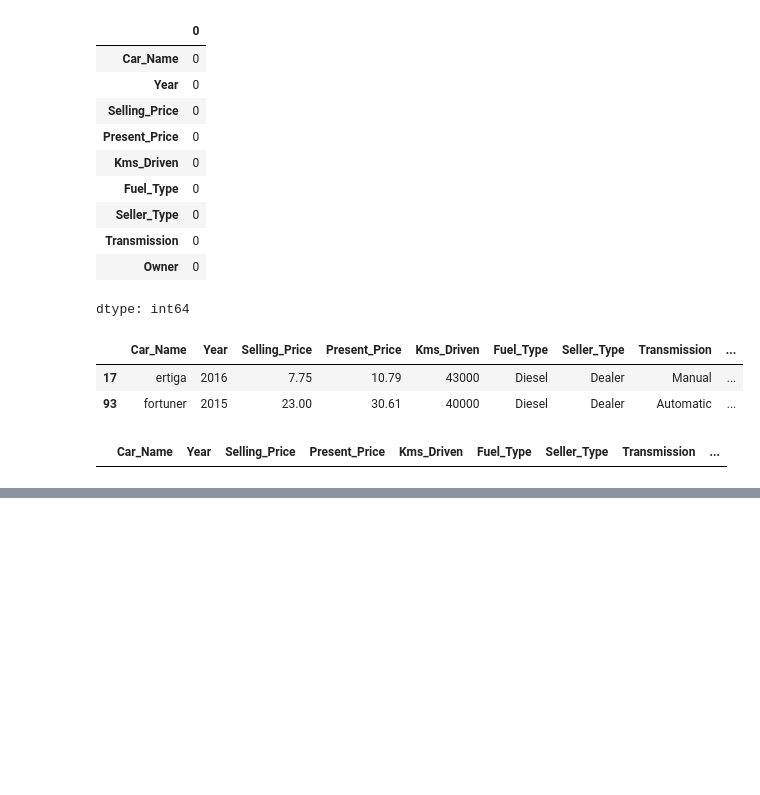
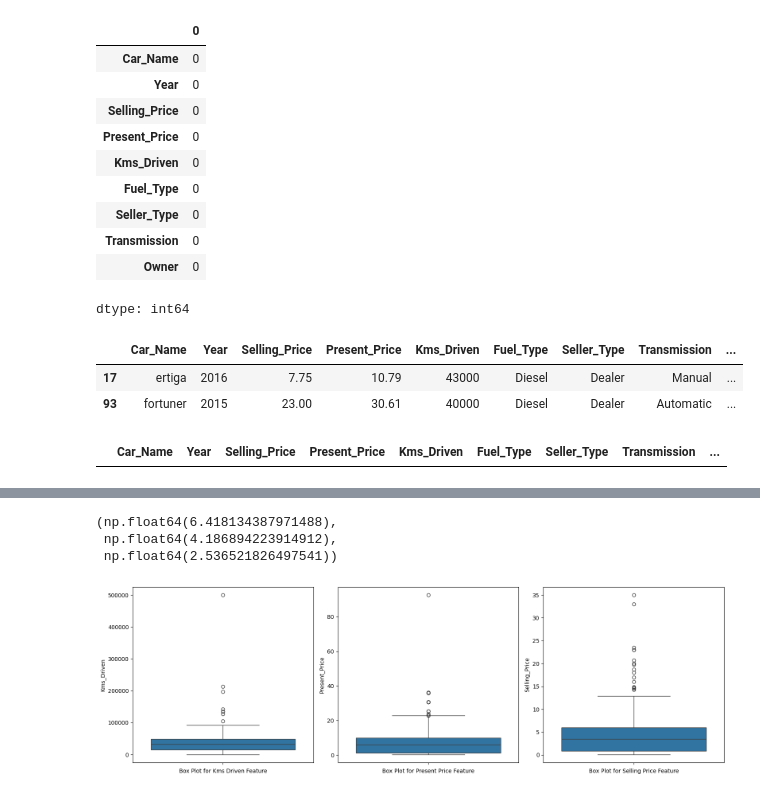
Before and after one commit to nikeshgamal24/Car-Price-Prediction-Project, a Jupyter notebook: Car_Price_Prediction_Regression_Project.ipynb, the cells around one changed output, grey strips where cells are left out. Cells and saved outputs as stored; diff of their text form; code cells hidden in the pictures; blank space fills up the shorter version.

Commit message:
Finding Outliers for numerical features

```diff
--- a/Car_Price_Prediction_Regression_Project.ipynb
+++ b/Car_Price_Prediction_Regression_Project.ipynb
@@ -341,0 +161,26 @@ plt.show()
+# %%
+# Findinf Outliers of Present Price, Selling Price and KMs Driven
+data["Kms_Driven"].skew(), data["Present_Price"].skew(), data["Selling_Price"].skew()
+# %% [output]
+(np.float64(6.418134387971488),
+ np.float64(4.186894223914912),
+ np.float64(2.536521826497541))
+# %%
+plt.figure(figsize=(16, 5))
+
+plt.subplot(1, 3, 1)
+sns.boxplot(data["Kms_Driven"])
+plt.xlabel("Box Plot for Kms Driven Feature")
+
+plt.subplot(1, 3, 2)
+sns.boxplot(data["Present_Price"])
+plt.xlabel("Box Plot for Present Price Feature")
+
+plt.subplot(1, 3, 3)
+sns.boxplot(data["Selling_Price"])
+plt.xlabel("Box Plot for Selling Price Feature")
+
+plt.tight_layout()
+plt.show()
+# %% [output]
+[figure, added]
```
Also changed, not shown: parts of 22 cells of this notebook.
